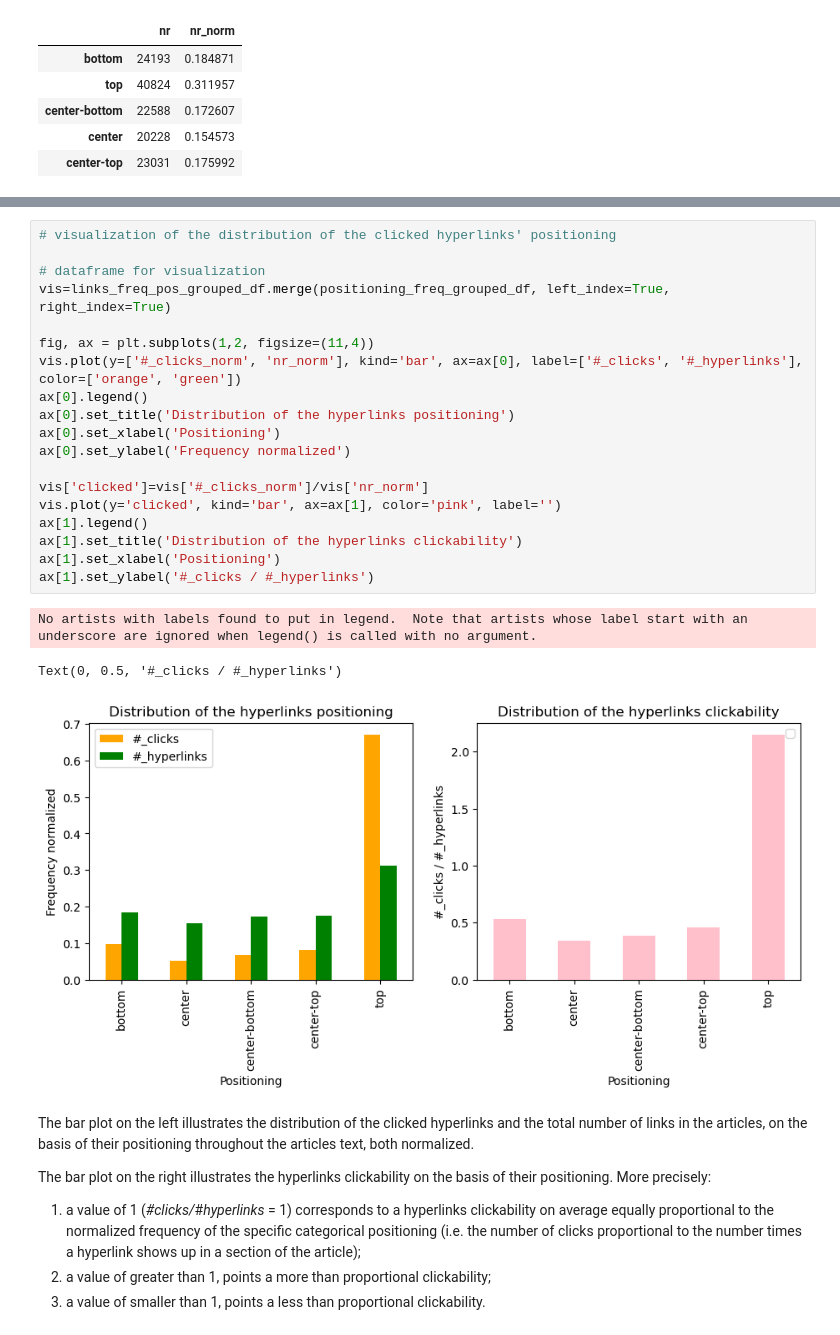
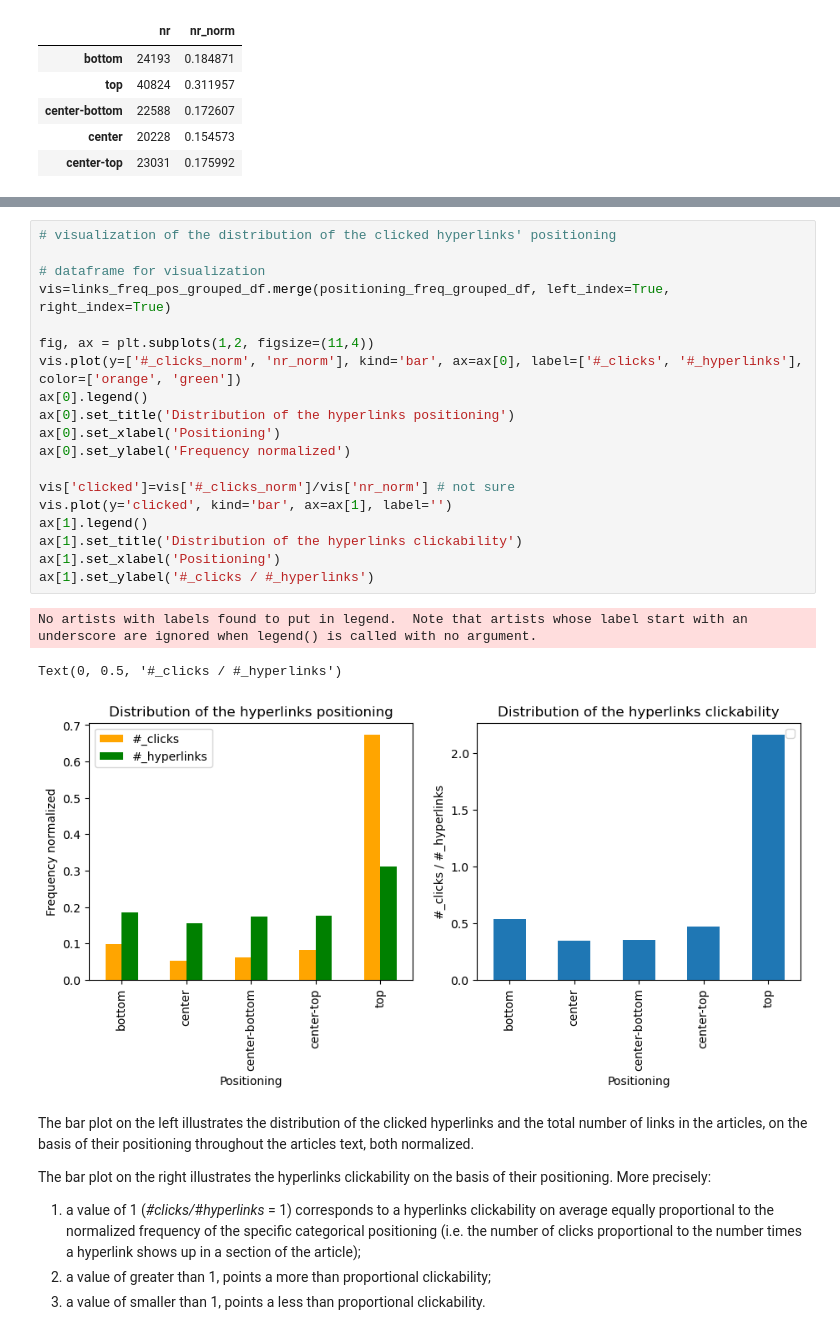
Before and after one commit to epfl-ada/ada-2022-project-theadalyzers, a Jupyter notebook: P2.ipynb, the cells around one changed output, grey strips where cells are left out. Saved outputs shown, nothing was run; the diff lists cells and outputs as text.

```diff
--- a/P2.ipynb
+++ b/P2.ipynb
@@ -447,26 +457,26 @@ positioning_freq_grouped_df
 # %%
 # visualization of the distribution of the clicked hyperlinks' positioning
 
 # dataframe for visualization
 vis=links_freq_pos_grouped_df.merge(positioning_freq_grouped_df, left_index=True, right_index=True)
 
 fig, ax = plt.subplots(1,2, figsize=(11,4))
 vis.plot(y=['#_clicks_norm', 'nr_norm'], kind='bar', ax=ax[0], label=['#_clicks', '#_hyperlinks'], color=['orange', 'green'])
 ax[0].legend()
 ax[0].set_title('Distribution of the hyperlinks positioning')
 ax[0].set_xlabel('Positioning')
 ax[0].set_ylabel('Frequency normalized')
 
-vis['clicked']=vis['#_clicks_norm']/vis['nr_norm']
-vis.plot(y='clicked', kind='bar', ax=ax[1], color='pink', label='')
+vis['clicked']=vis['#_clicks_norm']/vis['nr_norm'] # not sure
+vis.plot(y='clicked', kind='bar', ax=ax[1], label='')
 ax[1].legend()
 ax[1].set_title('Distribution of the hyperlinks clickability')
 ax[1].set_xlabel('Positioning')
 ax[1].set_ylabel('#_clicks / #_hyperlinks')
 # %% [output]
 No artists with labels found to put in legend.  Note that artists whose label start with an underscore are ignored when legend() is called with no argument.
 Text(0, 0.5, '#_clicks / #_hyperlinks')
-[figure, old version]
+[figure, new version]
 # %% [markdown]
 The bar plot on the left illustrates the distribution of the clicked hyperlinks and the total number of links in the articles, on the basis of their positioning throughout the articles text, both normalized.
 
```
Also changed, not shown: parts of 26 cells of this notebook.
